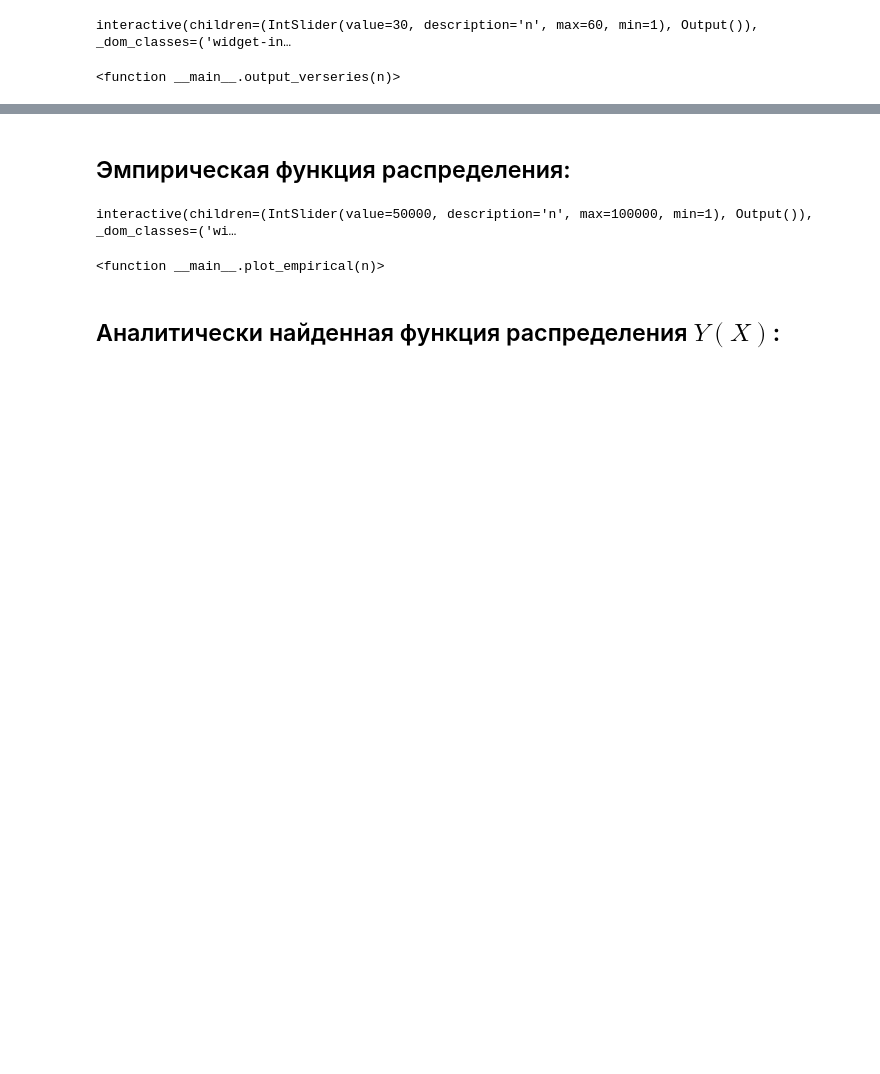
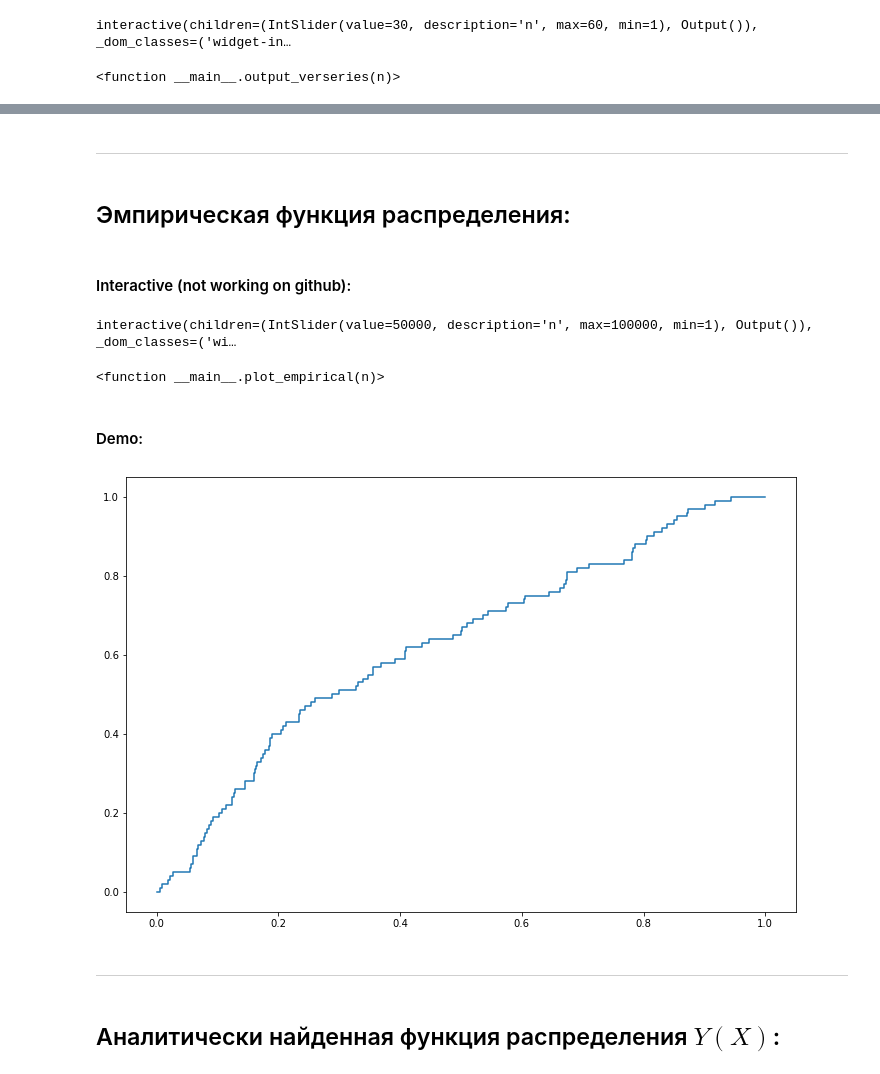
Before and after one commit to rosteeslove/bsuir-4th-term-python-stuff, a Jupyter notebook: math_stat/first.ipynb, the cells around one changed output, grey strips where cells are left out. Cells and saved outputs as stored; diff of their text form; code cells hidden in the pictures; blank space fills up the shorter version.

Commit message:
github appearance fixed

```diff
--- a/math_stat/first.ipynb
+++ b/math_stat/first.ipynb
@@ -54,10 +80,22 @@ interactive(children=(IntSlider(value=30, description='n', max=60, min=1), Outpu
+# %% [markdown]
+***
 # %% [markdown]
 ## Эмпирическая функция распределения:
+# %% [markdown]
+#### Interactive (not working on github):
 # %%
 interact(plot_empirical, n=(1, 100000))
 # %% [output]
 interactive(children=(IntSlider(value=50000, description='n', max=100000, min=1), Output()), _dom_classes=('wi…
 <function __main__.plot_empirical(n)>
+# %% [markdown]
+#### Demo:
+# %%
+plot_empirical(100)
+# %% [output]
+[figure, added]
+# %% [markdown]
+***
 # %% [markdown]
 ## Аналитически найденная функция распределения $Y(X)$:
 # %% [markdown]
```
Also changed, not shown: parts of 9 cells of this notebook.
